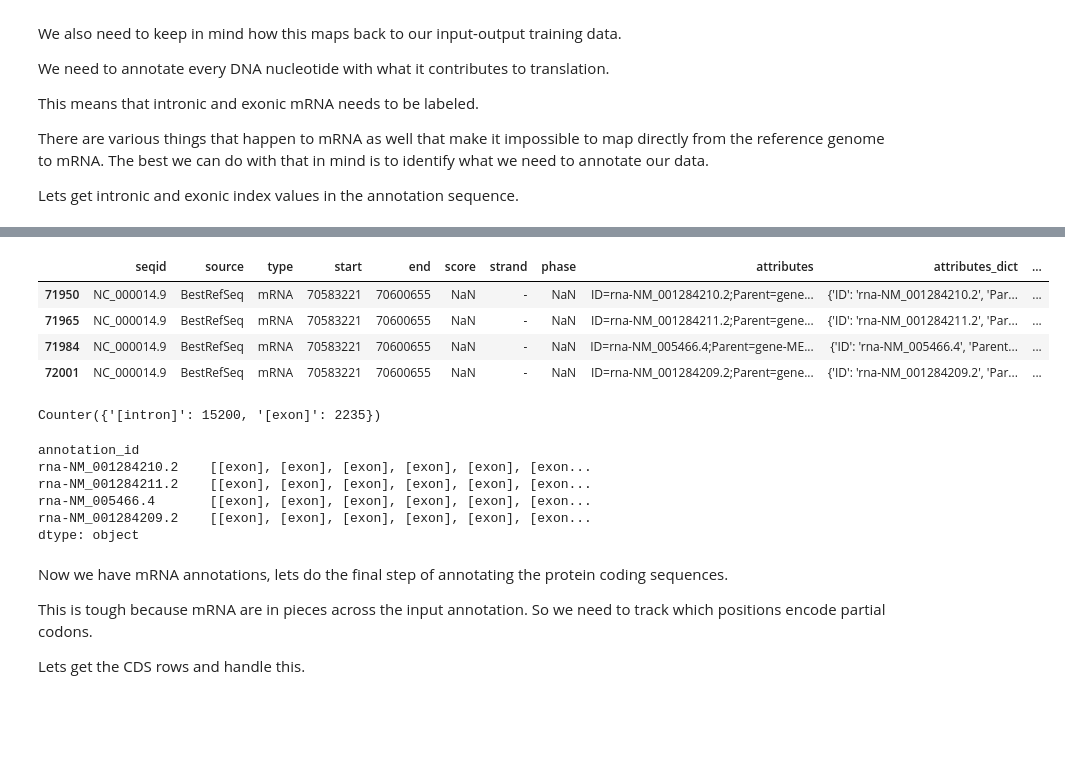
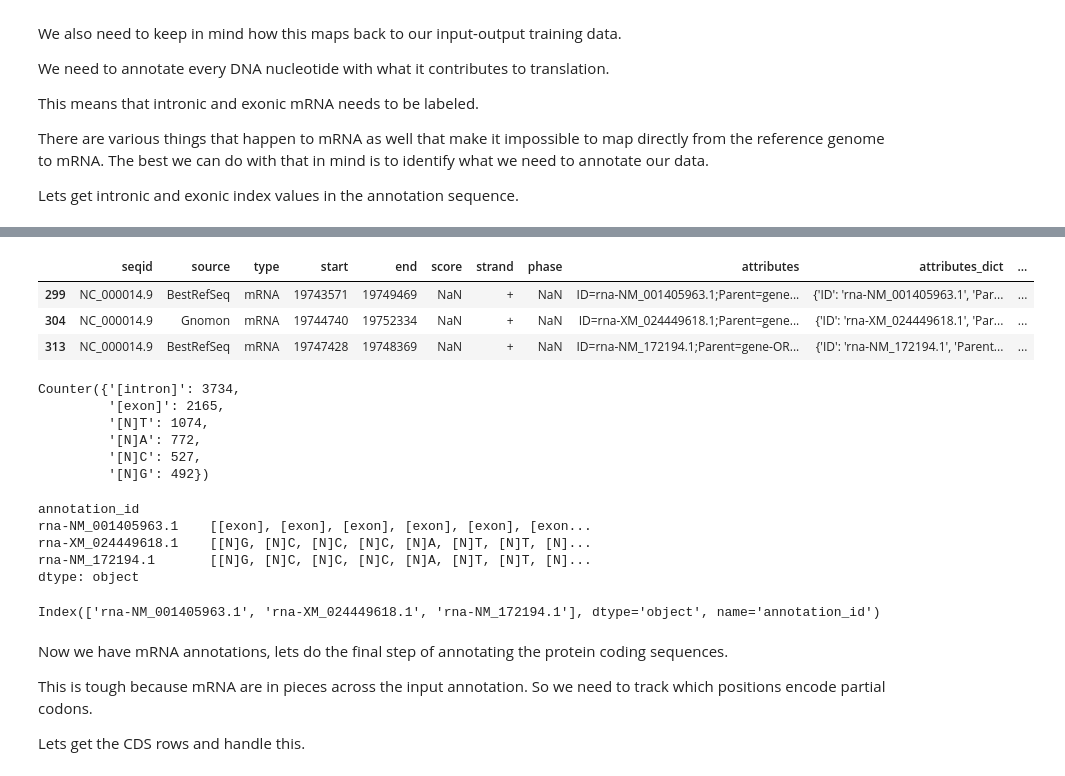
Before and after one commit to DataAndDeadlifts/main, a Jupyter notebook: nbs/03_build-translation-training-data.ipynb, the cells around one changed output, grey strips where cells are left out. Saved outputs shown, nothing was run; the diff lists cells and outputs as text; code cells hidden in the pictures; blank space fills up the shorter version.

Commit message:
Finished training data creation

```diff
--- a/nbs/03_build-translation-training-data.ipynb
+++ b/nbs/03_build-translation-training-data.ipynb
@@ -123,7 +123,8 @@ def parse_annotation_attribute_values(attribute_values: str) -> object:
     if ":" in value_list[0]:
         attribute_values = {}
         for parsed_value in parsed_values:
-            attribute_values.update(parsed_value)
+            if isinstance(parsed_value, dict):
+                attribute_values.update(parsed_value)
     # Just a list within a list
     else:
         attribute_values = parsed_values
@@ -301,7 +302,9 @@ Plan is;
 # %%
 #| hide
 test_gene_id_groups = test_gene_annotations_df.groupby("gene_id")
-test_gene_id_group_id = list(test_gene_id_groups.groups.keys())[0]
+# test_gene_id_group_id = list(test_gene_id_groups.groups.keys())[0]
+test_gene_id_group_id = "441669"
+# test_gene_id_group_id = "100128927"
 test_gene_id_group = test_gene_id_groups.get_group(test_gene_id_group_id)
 test_gene_id_group.head()
 # %% [output]
@@ -739,23 +445,24 @@ There are various things that happen to mRNA as well that make it impossible to
 Lets get intronic and exonic index values in the annotation sequence.
 # %%
 #| export
-def get_mrna_exon_idx(mrna_row: pd.Series, exon_rows: pd.DataFrame) -> set[int]:
+def get_mrna_exon_idx(gene_row: pd.Series, mrna_row: pd.Series, exon_rows: pd.DataFrame) -> set[int]:
     exon_idx = set()
     # For each exon, mark sequence as exonic
     for idx, ex_row in exon_rows.iterrows():
         # Normalize the index values to the mrna sequence zero-index
-        rel_start = ex_row.start - mrna_row.start
-        rel_end = ex_row.end - mrna_row.start + 1
+        rel_start = ex_row.start - gene_row.start
+        rel_end = ex_row.end - gene_row.start + 1
         exon_idx.update(list(range(rel_start, rel_end)))
     # Get intron idx
     intron_idx = [i for i in range(mrna_row.start, mrna_row.end + 1) if i not in exon_idx]
     return exon_idx
 
 
-def get_annotation_exon_idx(
+def get_mrna_annotations(
+    gene_row: pd.Series,
     annotations: pd.DataFrame,
     reference_sequence: SeqIO.SeqRecord
-):
+) -> pd.DataFrame:
     mrna_rows = annotations[annotations.type == "mRNA"]
     if mrna_rows.shape[0] == 0:
         return
@@ -777,7 +484,7 @@ def get_annotation_exon_idx(
     )
     # Now, assign exons to their mRNA sequences
     mrna_rows.loc[:, 'exon_idx'] = mrna_rows.apply(
-        lambda row: get_mrna_exon_idx(row, exon_rows[exon_rows.parent_annotation_id == row.annotation_id]),
+        lambda row: get_mrna_exon_idx(gene_row, row, exon_rows[exon_rows.parent_annotation_id == row.annotation_id]),
         axis=1
     )
     return mrna_rows
@@ -803,13 +491,12 @@ Name: 71949, dtype: object
 # %%
 #| hide
-test_gene_id_mrna_sequences = get_annotation_exon_idx(test_gene_id_group, test_gene_reference_sequence)
+test_gene_id_mrna_sequences = get_mrna_annotations(test_gene_id_group_gene_row, test_gene_id_group, test_gene_reference_sequence)
 test_gene_id_mrna_sequences
 # %% [output]
 |  | seqid | source | type | start | end | score | strand | phase | attributes | attributes_dict | ... |
-| 71950 | NC_000014.9 | BestRefSeq | mRNA | 70583221 | 70600655 | NaN | - | NaN | ID=rna-NM_001284210.2;Parent=gene... | {'ID': 'rna-NM_001284210.2', 'Par... | ... |
-| 71965 | NC_000014.9 | BestRefSeq | mRNA | 70583221 | 70600655 | NaN | - | NaN | ID=rna-NM_001284211.2;Parent=gene... | {'ID': 'rna-NM_001284211.2', 'Par... | ... |
-| 71984 | NC_000014.9 | BestRefSeq | mRNA | 70583221 | 70600655 | NaN | - | NaN | ID=rna-NM_005466.4;Parent=gene-ME... | {'ID': 'rna-NM_005466.4', 'Parent... | ... |
-| 72001 | NC_000014.9 | BestRefSeq | mRNA | 70583221 | 70600655 | NaN | - | NaN | ID=rna-NM_001284209.2;Parent=gene... | {'ID': 'rna-NM_001284209.2', 'Par... | ... |
+| 299 | NC_000014.9 | BestRefSeq | mRNA | 19743571 | 19749469 | NaN | + | NaN | ID=rna-NM_001405963.1;Parent=gene... | {'ID': 'rna-NM_001405963.1', 'Par... | ... |
+| 304 | NC_000014.9 | Gnomon | mRNA | 19744740 | 19752334 | NaN | + | NaN | ID=rna-XM_024449618.1;Parent=gene... | {'ID': 'rna-XM_024449618.1', 'Par... | ... |
+| 313 | NC_000014.9 | BestRefSeq | mRNA | 19747428 | 19748369 | NaN | + | NaN | ID=rna-NM_172194.1;Parent=gene-OR... | {'ID': 'rna-NM_172194.1', 'Parent... | ... |
 # %%
 #| export
 def get_mrna_annotation(gene_row: pd.Series, base_annotation: list[str], mrna_row: pd.Series) -> list[str]:
@@ -837,14 +525,18 @@ test_gene_id_mrna_sequence_annotations.index = test_gene_id_mrna_sequences.annot
 
 Counter(test_gene_id_mrna_sequence_annotations.iloc[0])
 # %% [output]
-Counter({'[intron]': 15200, '[exon]': 2235})
+Counter({'[intron]': 3734,
+         '[exon]': 2165,
+         '[N]T': 1074,
+         '[N]A': 772,
+         '[N]C': 527,
+         '[N]G': 492})
 # %%
 #| hide
 test_gene_id_mrna_sequence_annotations
 # %% [output]
 annotation_id
-rna-NM_001284210.2    [[exon], [exon], [exon], [exon], [exon], [exon...
-rna-NM_001284211.2    [[exon], [exon], [exon], [exon], [exon], [exon...
-rna-NM_005466.4       [[exon], [exon], [exon], [exon], [exon], [exon...
-rna-NM_001284209.2    [[exon], [exon], [exon], [exon], [exon], [exon...
+rna-NM_001405963.1    [[exon], [exon], [exon], [exon], [exon], [exon...
+rna-XM_024449618.1    [[N]G, [N]C, [N]C, [N]C, [N]A, [N]T, [N]T, [N]...
+rna-NM_172194.1       [[N]G, [N]C, [N]C, [N]C, [N]A, [N]T, [N]T, [N]...
 dtype: object
@@ -851,3 +579,8 @@ dtype: object
+# %%
+#| hide
+validate_mrna_annotations(test_gene_id_group_gene_row, test_gene_id_mrna_sequences, test_gene_id_mrna_sequence_annotations)
+# %% [output]
+Index(['rna-NM_001405963.1', 'rna-XM_024449618.1', 'rna-NM_172194.1'], dtype='object', name='annotation_id')
 # %% [markdown]
 Now we have mRNA annotations, lets do the final step of annotating the protein coding sequences.
 
```
Also changed, not shown: parts of 36 cells of this notebook, 2 other files.
